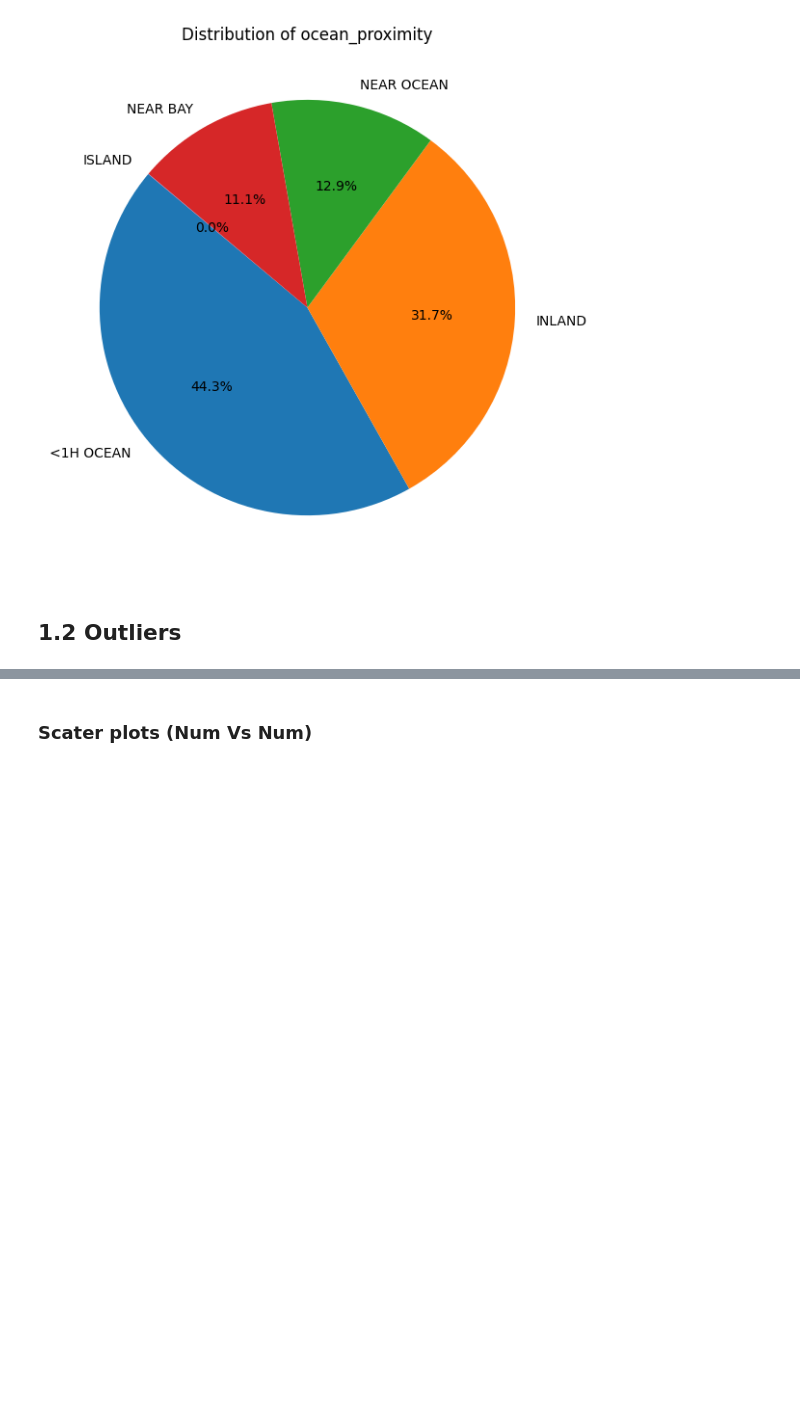
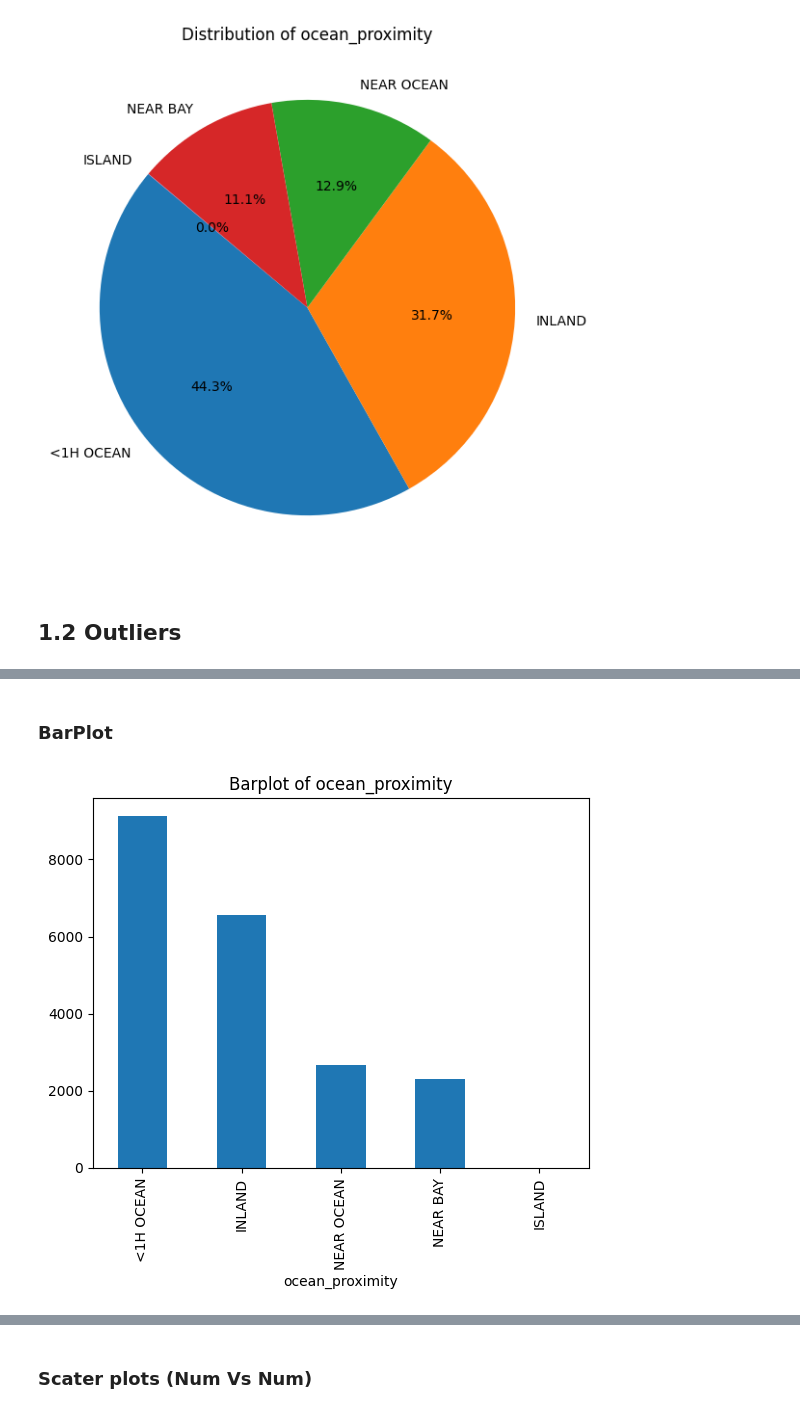
Before and after one commit to tevoshw/machine-learning, a Jupyter notebook: books/2. Data/2. Eda and Preprocessing/1.1 EdaPlots.ipynb, the cells around one changed output, grey strips where cells are left out. Cells and saved outputs as stored; diff of their text form; code cells hidden in the pictures; blank space fills up the shorter version.

```diff
--- a/books/2. Data/2. Eda and Preprocessing/1.1 EdaPlots.ipynb
+++ b/books/2. Data/2. Eda and Preprocessing/1.1 EdaPlots.ipynb
@@ -85,0 +140,8 @@ plt.show()
+# %% [markdown]
+### BarPlot
+# %%
+dataset['ocean_proximity'].value_counts().plot(kind='bar')
+plt.title('Barplot of ocean_proximity')
+plt.show()
+# %% [output]
+[figure, added]
```
Also changed, not shown: parts of 41 cells of this notebook, 3 other files.
